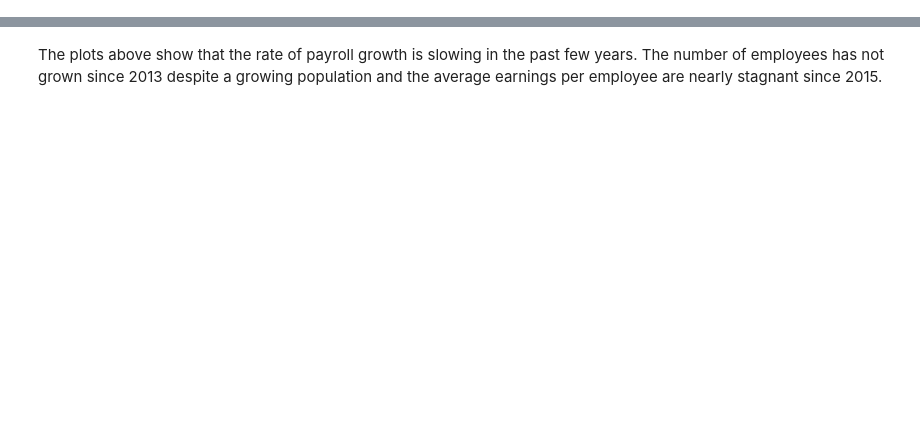
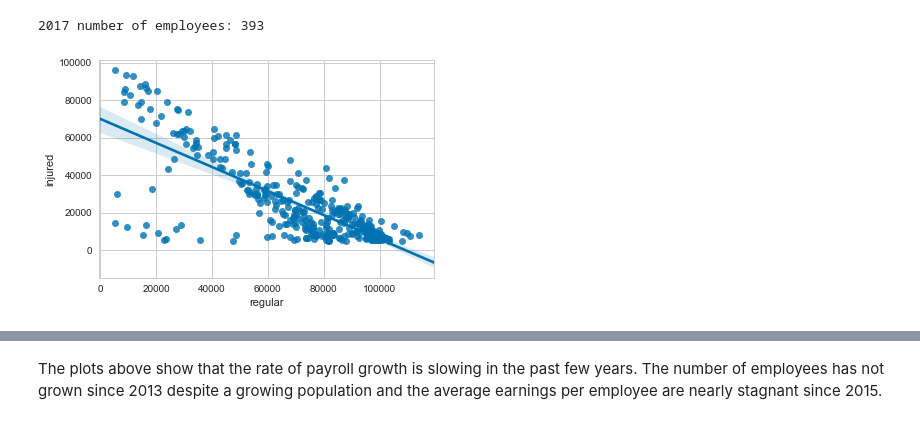
Before and after one commit to Turanga1/Springboard_DataScience, a Jupyter notebook: Capstone 1 - Boston Earnings Report/boston_earnings_analysis.ipynb, the cells around one changed output, grey strips where cells are left out. Drawn from its saved outputs; the diff is of its cells as text; code cells hidden in the pictures; blank space fills up the shorter version.

```diff
--- a/Capstone 1 - Boston Earnings Report/boston_earnings_analysis.ipynb
+++ b/Capstone 1 - Boston Earnings Report/boston_earnings_analysis.ipynb
@@ -36,0 +92,8 @@ memory usage: 18.6+ MB
+# %%
+injured = titles[(titles.injured > 5000) & (titles.regular > 5000)] # remove "minor" injuries and very low income
+print('2017 number of employees:', injured.shape[0])
+sns.regplot(x='regular', y='injured', data=injured)
+plt.show()
+# %% [output]
+2017 number of employees: 393
+[figure, added]
```
Also changed, not shown: parts of 29 cells of this notebook.
